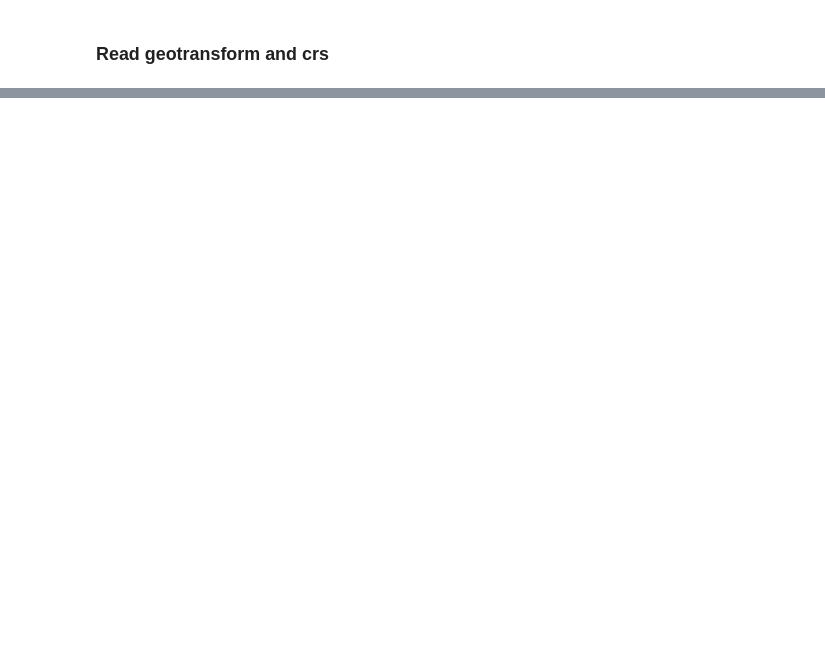
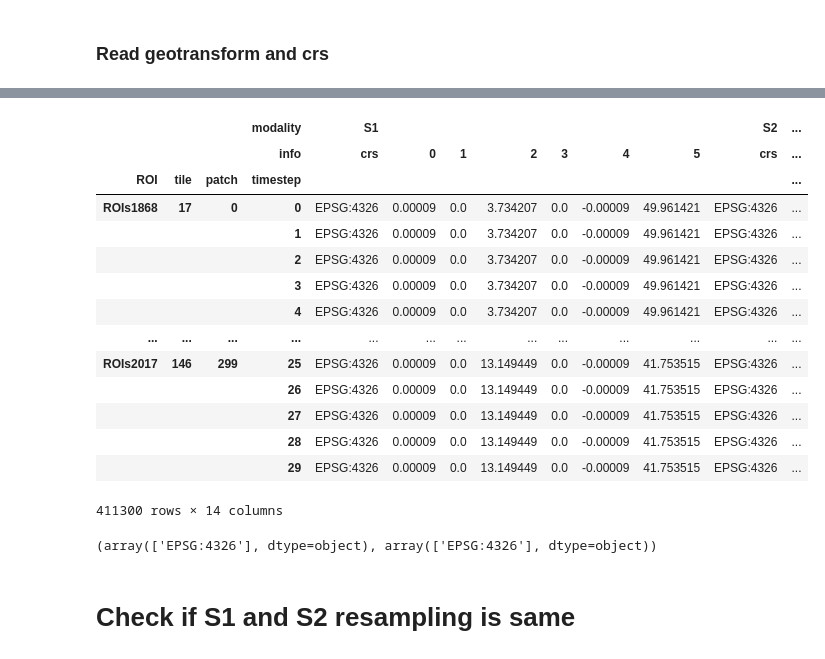
Before and after one commit to shaprann/spatiotemporal, a Jupyter notebook: scripts/check_resampling.ipynb, the cells around one changed output, grey strips where cells are left out. Saved outputs shown, nothing was run; the diff lists cells and outputs as text; code cells hidden in the pictures; blank space fills up the shorter version.

```diff
--- a/scripts/check_resampling.ipynb
+++ b/scripts/check_resampling.ipynb
@@ -47,0 +148,25 @@ s1_tiles_resampled
+# %%
+s1_resampled = crs_transform_df[crs_transform_df.index.droplevel(["patch", "timestep"]).isin(s1_tiles_resampled.index)]
+s1_resampled
+# %% [output]
+|  |  |  | modality | S1 |  |  |  |  |  |  | S2 | ... |
+|  |  |  | info | crs | 0 | 1 | 2 | 3 | 4 | 5 | crs | ... |
+| ROI | tile | patch | timestep |  |  |  |  |  |  |  |  | ... |
+| ROIs1868 | 17 | 0 | 0 | EPSG:4326 | 0.00009 | 0.0 | 3.734207 | 0.0 | -0.00009 | 49.961421 | EPSG:4326 | ... |
+|  |  |  | 1 | EPSG:4326 | 0.00009 | 0.0 | 3.734207 | 0.0 | -0.00009 | 49.961421 | EPSG:4326 | ... |
+|  |  |  | 2 | EPSG:4326 | 0.00009 | 0.0 | 3.734207 | 0.0 | -0.00009 | 49.961421 | EPSG:4326 | ... |
+|  |  |  | 3 | EPSG:4326 | 0.00009 | 0.0 | 3.734207 | 0.0 | -0.00009 | 49.961421 | EPSG:4326 | ... |
+|  |  |  | 4 | EPSG:4326 | 0.00009 | 0.0 | 3.734207 | 0.0 | -0.00009 | 49.961421 | EPSG:4326 | ... |
+| ... | ... | ... | ... | ... | ... | ... | ... | ... | ... | ... | ... | ... |
+| ROIs2017 | 146 | 299 | 25 | EPSG:4326 | 0.00009 | 0.0 | 13.149449 | 0.0 | -0.00009 | 41.753515 | EPSG:4326 | ... |
+|  |  |  | 26 | EPSG:4326 | 0.00009 | 0.0 | 13.149449 | 0.0 | -0.00009 | 41.753515 | EPSG:4326 | ... |
+|  |  |  | 27 | EPSG:4326 | 0.00009 | 0.0 | 13.149449 | 0.0 | -0.00009 | 41.753515 | EPSG:4326 | ... |
+|  |  |  | 28 | EPSG:4326 | 0.00009 | 0.0 | 13.149449 | 0.0 | -0.00009 | 41.753515 | EPSG:4326 | ... |
+|  |  |  | 29 | EPSG:4326 | 0.00009 | 0.0 | 13.149449 | 0.0 | -0.00009 | 41.753515 | EPSG:4326 | ... |
+411300 rows × 14 columns
+# %%
+s1_resampled["S1", "crs"].unique(), s1_resampled["S2", "crs"].unique()
+# %% [output]
+(array(['EPSG:4326'], dtype=object), array(['EPSG:4326'], dtype=object))
+# %% [markdown]
+# Check if S1 and S2 resampling is same
```
Also changed, not shown: parts of 12 cells of this notebook, 14 other files.
